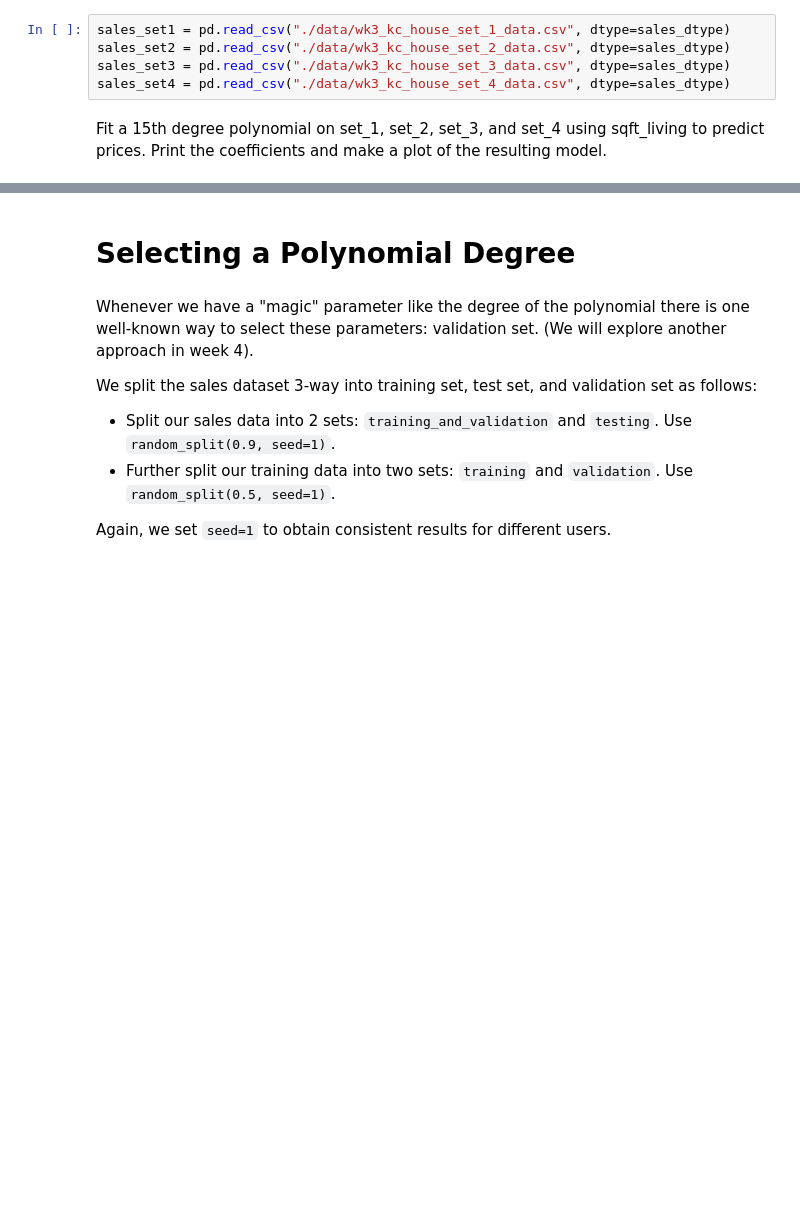
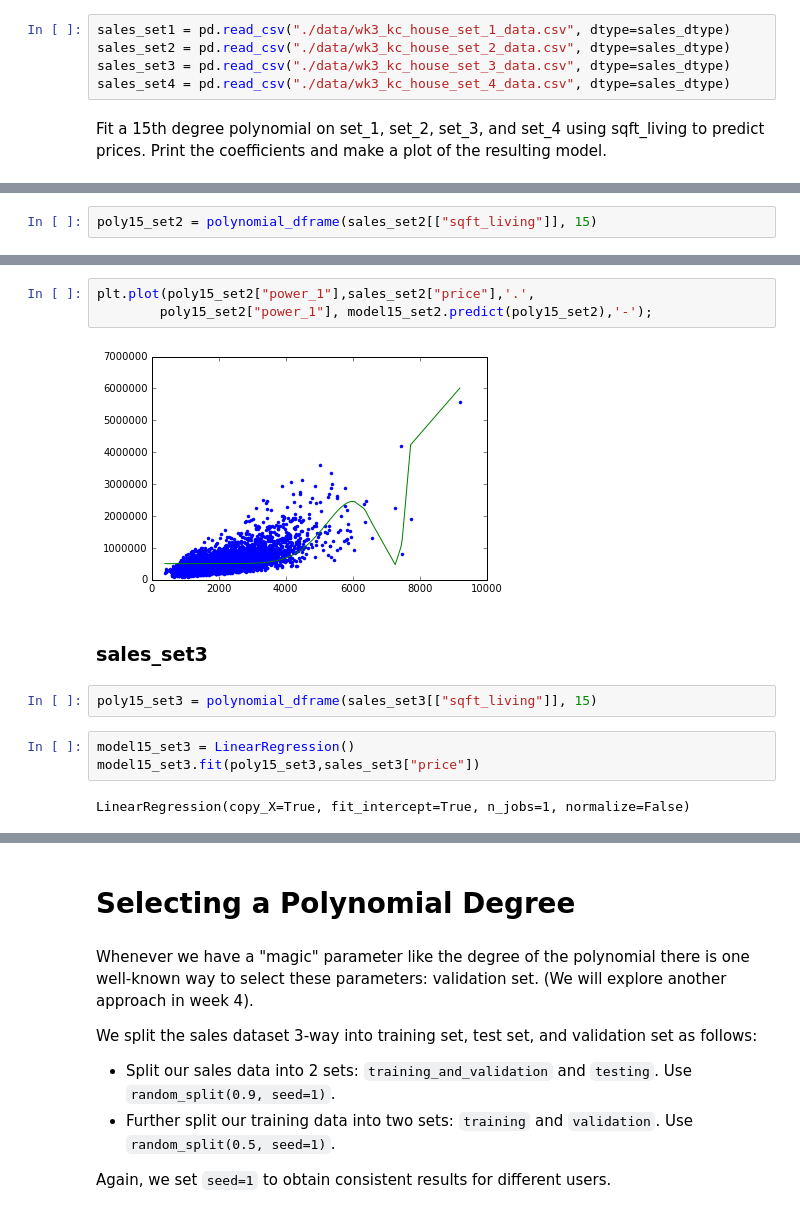
Before and after one commit to ddumet/coursera_machine_learning_pathway_regression, a Jupyter notebook: week-3-polynomial-regression-assignment.ipynb, the cells around one changed output, grey strips where cells are left out. Drawn from its saved outputs; the diff is of its cells as text; blank space fills up the shorter version.

```diff
--- a/week-3-polynomial-regression-assignment.ipynb
+++ b/week-3-polynomial-regression-assignment.ipynb
@@ -246,0 +283,2 @@ Fit a 15th degree polynomial on set_1, set_2, set_3, and set_4 using sqft_living
+# %%
+poly15_set2 = polynomial_dframe(sales_set2[["sqft_living"]], 15)
@@ -246,0 +310,14 @@ Fit a 15th degree polynomial on set_1, set_2, set_3, and set_4 using sqft_living
+# %%
+plt.plot(poly15_set2["power_1"],sales_set2["price"],'.',
+        poly15_set2["power_1"], model15_set2.predict(poly15_set2),'-');
+# %% [output]
+[figure, added]
+# %% [markdown]
+### sales_set3
+# %%
+poly15_set3 = polynomial_dframe(sales_set3[["sqft_living"]], 15)
+# %%
+model15_set3 = LinearRegression()
+model15_set3.fit(poly15_set3,sales_set3["price"])
+# %% [output]
+LinearRegression(copy_X=True, fit_intercept=True, n_jobs=1, normalize=False)
```
Also changed, not shown: parts of 29 cells of this notebook.
